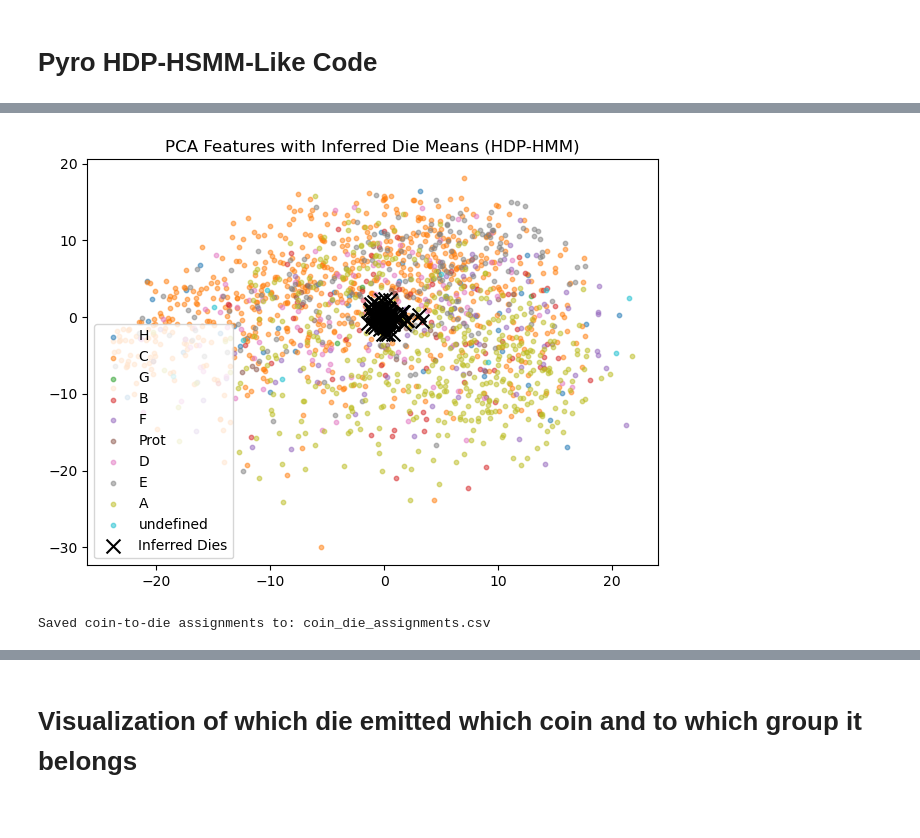
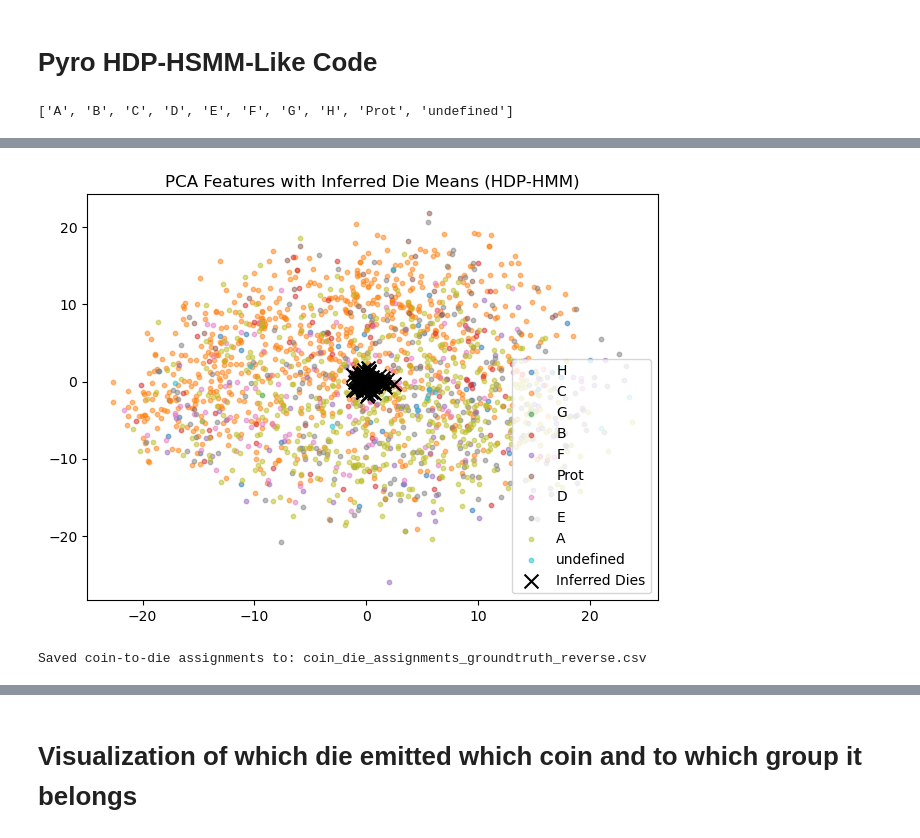
Before and after one commit to alexander-schl/data_challenges, a Jupyter notebook: true_hdp_hsmm.ipynb, the cells around one changed output, grey strips where cells are left out. Cells and saved outputs as stored; diff of their text form; code cells hidden in the pictures.

Commit message:
ran HDP HSMM for reverse coins and created plots for comparison of HDP HSMM performance

```diff
--- a/true_hdp_hsmm.ipynb
+++ b/true_hdp_hsmm.ipynb
@@ -173,6 +173,29 @@ max(elbos)
 -322678.6319885254
 # %% [markdown]
 # Pyro HDP-HSMM-Like Code
+# %%
+# get list of ground truth coins
+import pandas as pd
+path = "../Stempelliste_bueschel_Neuses_einfach.xlsx"
+df = pd.read_excel(path, engine='openpyxl')
+
+averse = defaultdict(list)
+reverse = defaultdict(list)
+
+ID = df["Dédalo ID"]
+A = df["Stempeluntergruppe Av"]
+R = df["Stempeluntergruppe Rv"]
+
+for id_val, av, rv in zip(ID, A, R):
+    averse[av].append(id_val)
+    reverse[rv].append(id_val)
+
+averse = {str(k): v for k, v in averse.items()}
+truth_coins = list(ID)
+# %%
+data["group_names"]
+# %% [output]
+['A', 'B', 'C', 'D', 'E', 'F', 'G', 'H', 'Prot', 'undefined']
 # %%
 import pickle
 import torch
@@ -198,12 +221,35 @@ torch.manual_seed(0)
 device = torch.device("cpu")
 
 # Load saved features
-with open("coin_features_pca_coin_clip.pkl", "rb") as f:
+#with open("coin_features_pca_coin_clip.pkl", "rb") as f:
+#    data = pickle.load(f)
+
+with open("coin_features_pca_coin_clip_reverse.pkl", "rb") as f:
     data = pickle.load(f)
+
+
+# filter for ground truth coins
+#import numpy as np
+# Get the indices of rows to keep
+#keep_indices = [
+#    i for i, path in enumerate(data["paths"])
+#    if int(path.split("/")[-1].split("_")[0]) in truth_coins
+#]
+# Filter all fields in the dict using these indices
+#filtered_data = {
+#    "features": data["features"][keep_indices],
+#    "labels": [data["labels"][i] for i in keep_indices],
+#    "paths": [data["paths"][i] for i in keep_indices],
+#    "group_names": data["group_names"],
+#}
+#data = filtered_data
+
+
 
 features = data["features"]
 labels = data["labels"]
 obs_dim = features.shape[1]
+
 
 # Group features by label
 grouped_features = defaultdict(list)
@@ -288,10 +334,13 @@ def guide(groups):
 # Just compile the model and guide (you should call this from your training loop)
 svi = SVI(model, guide, Adam({"lr": 0.01}), loss=Trace_ELBO())
 
-# Train a few steps (example)
-for step in range(10):
+# Train
+num_steps = 1101
+for step in range(num_steps):
     loss = svi.step(group_data)
-    print(f"[{step}] Loss: {loss:.2f}")
+    if step % 50 == 0:
+        print(f"[{step}] ELBO: {loss:.2f}")
+
 
 
 # Inferred die (state) locations
@@ -324,4 +379,4 @@ Loaded 10 groups with 1723 total coins.
-[figure, old version]
+[figure, new version]
 # %%
 # Step 1: Extract posterior parameters
 mus = pyro.param("mus_loc").detach()
@@ -359,12 +414,12 @@ import pandas as pd
 df = pd.DataFrame(coin_to_die)
 
 # Save to CSV
-output_csv = "coin_die_assignments.csv"
+output_csv = "coin_die_assignments_groundtruth_reverse.csv"
 df.to_csv(output_csv, index=False)
 
 print(f"Saved coin-to-die assignments to: {output_csv}")
 # %% [output]
-Saved coin-to-die assignments to: coin_die_assignments.csv
+Saved coin-to-die assignments to: coin_die_assignments_groundtruth_reverse.csv
 # %%
 from collections import Counter
 
```
Also changed, not shown: parts of 7 cells of this notebook, 2 other files.
